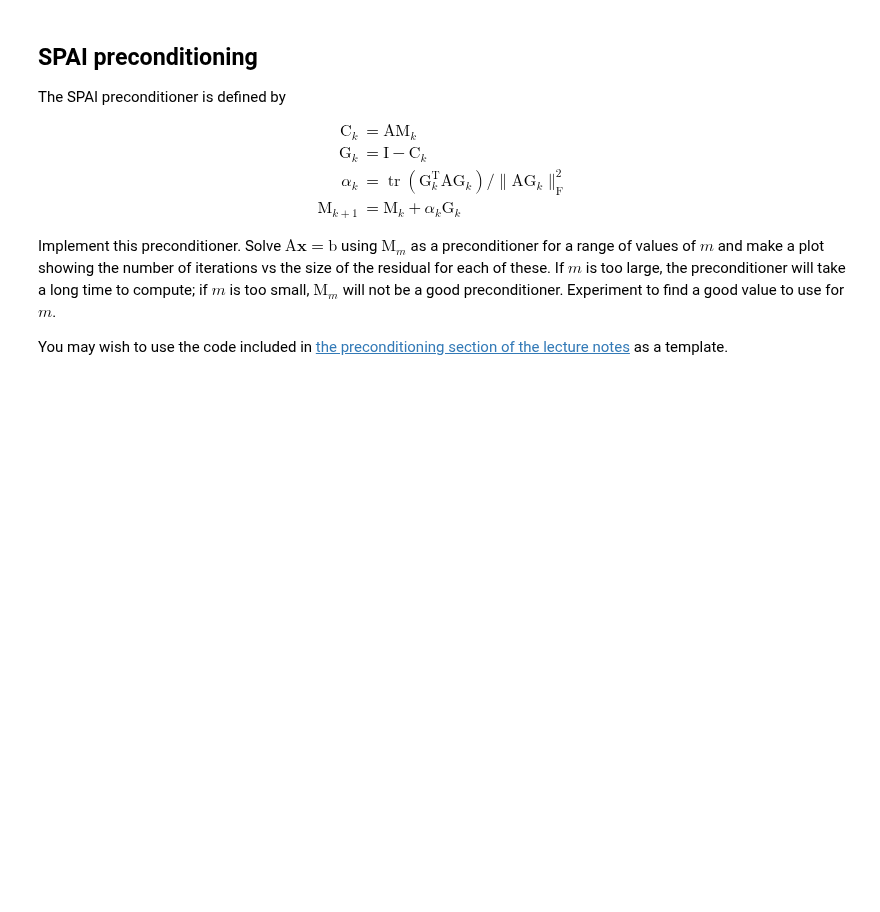
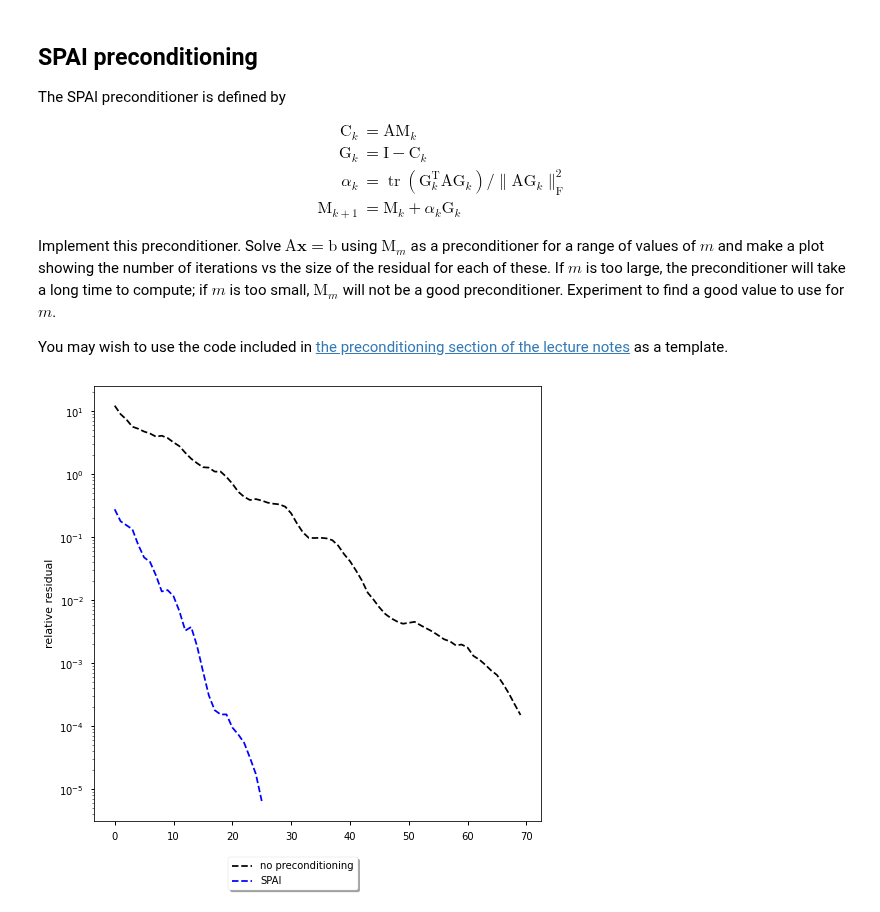
Before and after one commit to jhenderson0/HPC, a Jupyter notebook: Lesson 6/Lesson_6.ipynb, the cells around one changed output. Saved outputs shown, nothing was run; the diff lists cells and outputs as text; code cells hidden in the pictures; blank space fills up the shorter version.

```diff
--- a/Lesson 6/Lesson_6.ipynb
+++ b/Lesson 6/Lesson_6.ipynb
@@ -58,3 +58,47 @@ If $m$ is too large, the preconditioner will take a long time to compute; if $m$
 
 You may wish to use the code included in [the preconditioning section of the lecture notes](https://tbetcke.github.io/hpc_lecture_notes/it_solvers4.html)
 as a template.
+# %%
+def spai(A, m):
+    """Perform m step of the SPAI iteration."""
+    from scipy.sparse import identity
+    from scipy.sparse import diags
+    from scipy.sparse.linalg import onenormest
+
+    n = A.shape[0]
+
+    ident = identity(n, format='csr')
+    alpha = 2 / onenormest(A @ A.T)
+    M = alpha * A
+
+    for index in range(m):
+        C = A @ M
+        G = ident - C
+        AG = A @ G
+        trace = (G.T @ AG).diagonal().sum()
+        alpha = trace / np.linalg.norm(AG.data)**2
+        M = M + alpha * G
+
+    return M
+# %%
+M = spai(A, 4)
+# %%
+n = A.shape[0]
+b = np.ones(n)
+
+residuals = []
+callback = lambda x: residuals.append(np.linalg.norm(A @ x - b))
+x, _ = cg(A, b, callback=callback)
+
+residuals_preconditioned = []
+callback = lambda x: residuals_preconditioned.append(np.linalg.norm(A @ x - b) / np.linalg.norm(b))
+x, _ = cg(A, b, M=M, callback=callback)
+
+fig = plt.figure(figsize=(8, 8))
+ax = fig.add_subplot(111)
+ax.semilogy(residuals, 'k--')
+ax.semilogy(residuals_preconditioned, 'b--')
+ax.set_ylabel('relative residual')
+fig.legend(['no preconditioning', 'SPAI'], loc='lower center', fancybox=True, shadow=True);
+# %% [output]
+[figure, added]
```
Also changed, not shown: 4 other files.
